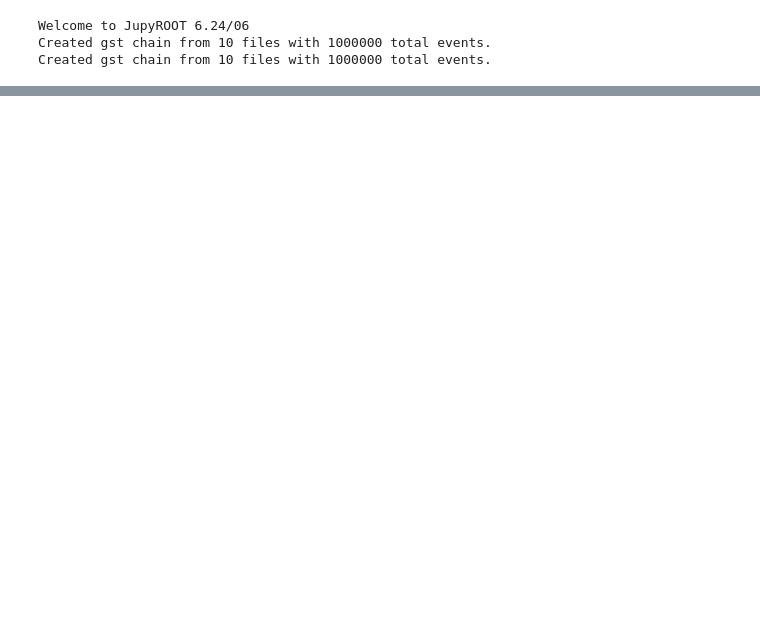
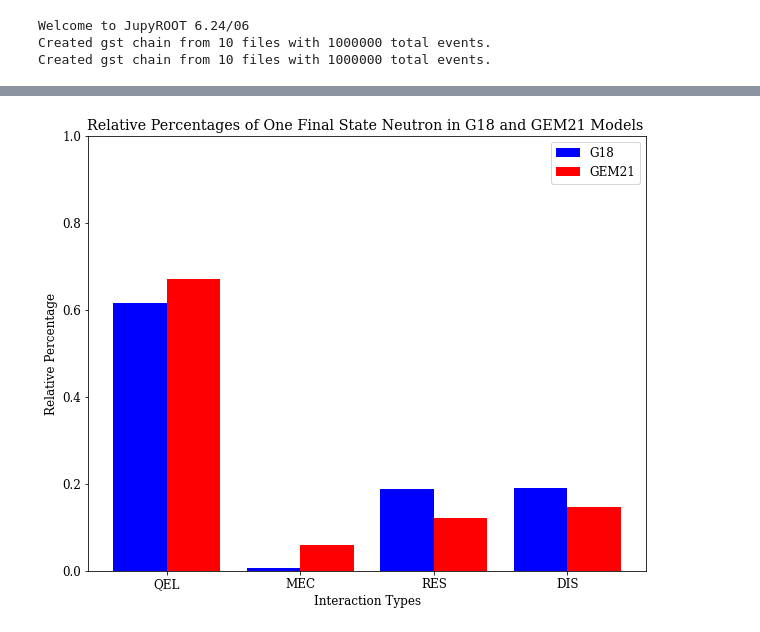
Before and after one commit to wesketchum/LDMX_eN_GENIE, a Jupyter notebook: notebooks/giana/Data Frame Trials.ipynb, the cells around one changed output, grey strips where cells are left out. Cells and saved outputs as stored; diff of their text form; code cells hidden in the pictures; blank space fills up the shorter version.

```diff
--- a/notebooks/giana/Data Frame Trials.ipynb
+++ b/notebooks/giana/Data Frame Trials.ipynb
@@ -628,0 +1735,25 @@ print("RES Fraction", one_gev[2]/total_one, "DIS Fraction", one_gev[3]/total_one
+# %%
+bins = 100
+x_start = 0
+x_end = 4.0 #GeV
+G21_Proton_Cut_Percent_List = []
+G21_Neutron_Cut_Percent_List = []
+G21_ProNeu_Cut_Percent_List = []
+G21_Particle_Cut_lists = [G21_Proton_Cut_Percent_List, G21_Neutron_Cut_Percent_List, G21_ProNeu_Cut_Percent_List]
+particles = ["nfp", "nfn", "n_proton_neutron"]
+run = 0
+cut_num = 1 #is this right
+for particle in particles:
+    df_gst_GEM21_11b_2Par = df_gst_GEM21_11b_all.Filter(f"{particle}<={cut_num}")
+    G21_Particle_Cut_QEL_Ang = df_gst_GEM21_11b_2Par.Filter("qel==1").Histo1D(("G21_Particle_Cut_QEL_Ang", "", bins, x_start, x_end), f"{particle}")
+    G21_Particle_Cut_MEC_Ang = df_gst_GEM21_11b_2Par.Filter("mec==1").Histo1D(("G21_Particle_Cut_MEC_Ang", "", bins, x_start, x_end), f"{particle}")
+    G21_Particle_Cut_RES_Ang = df_gst_GEM21_11b_2Par.Filter("res==1").Histo1D(("G21_Particle_Cut_RES_Ang", "", bins, x_start, x_end), f"{particle}")
+    G21_Particle_Cut_DIS_Ang = df_gst_GEM21_11b_2Par.Filter("dis==1").Histo1D(("G21_Particle_Cut_DIS_Ang", "", bins, x_start, x_end), f"{particle}")
+    G21_Particle_Cut_Counts = [G21_Particle_Cut_QEL_Ang.Integral(), G21_Particle_Cut_MEC_Ang.Integral(), G21_Particle_Cut_RES_Ang.Integral(), G21_Particle_Cut_DIS_Ang.Integral()]
+    G21_Particle_Cut_total = G21_Particle_Cut_Counts[0] + G21_Particle_Cut_Counts[1] + G21_Particle_Cut_Counts[2] + G21_Particle_Cut_Counts[3]
+    G21_Particle_Cut_lists[run].append(G21_Particle_Cut_Counts[0]/G21_Particle_Cut_total)
+    G21_Particle_Cut_lists[run].append(G21_Particle_Cut_Counts[1]/G21_Particle_Cut_total)
+    G21_Particle_Cut_lists[run].append(G21_Particle_Cut_Counts[2]/G21_Particle_Cut_total)
+    G21_Particle_Cut_lists[run].append(G21_Particle_Cut_Counts[3]/G21_Particle_Cut_total)
+    run += 1
+print(G21_Proton_Cut_Percent_List, G21_Neutron_Cut_Percent_List, G21_ProNeu_Cut_Percent_List)
@@ -628,0 +1774,12 @@ print("RES Fraction", one_gev[2]/total_one, "DIS Fraction", one_gev[3]/total_one
+# %%
+plt.bar(X_axis - 0.2, G18_Neutron_Cut_Percent_List, 0.4, label = 'G18')
+plt.bar(X_axis + 0.2, G21_Neutron_Cut_Percent_List, 0.4, label = 'GEM21', color='r')
+plt.ylim(0.0, 1.0)
+plt.xticks(X_axis, X)
+plt.xlabel("Interaction Types")
+plt.ylabel("Relative Percentage")
+plt.title("Relative Percentages of One Final State Neutron in G18 and GEM21 Models ")
+plt.legend()
+plt.show()
+# %% [output]
+[figure, added]
```
Also changed, not shown: parts of 63 cells of this notebook, 2 other files.
